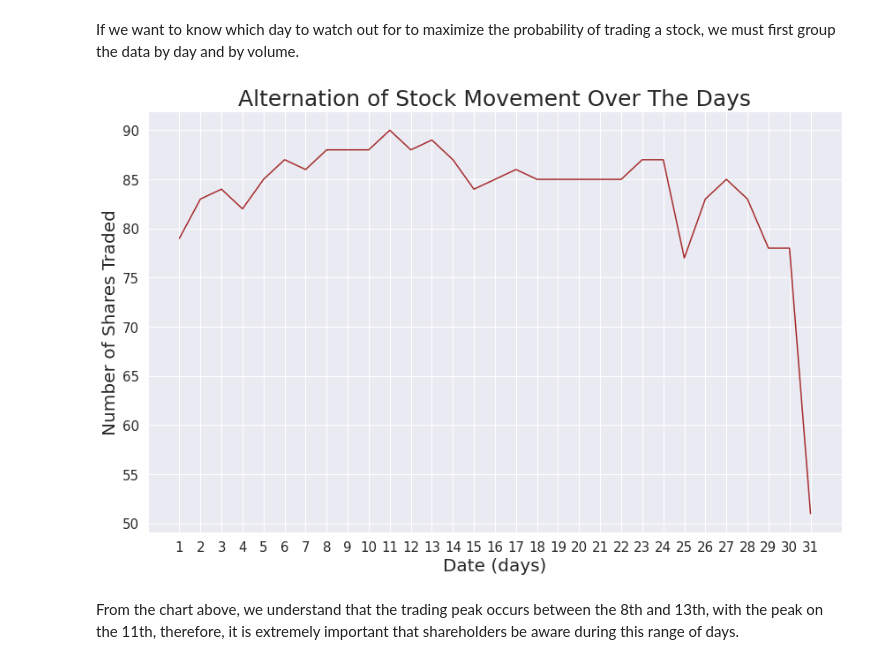
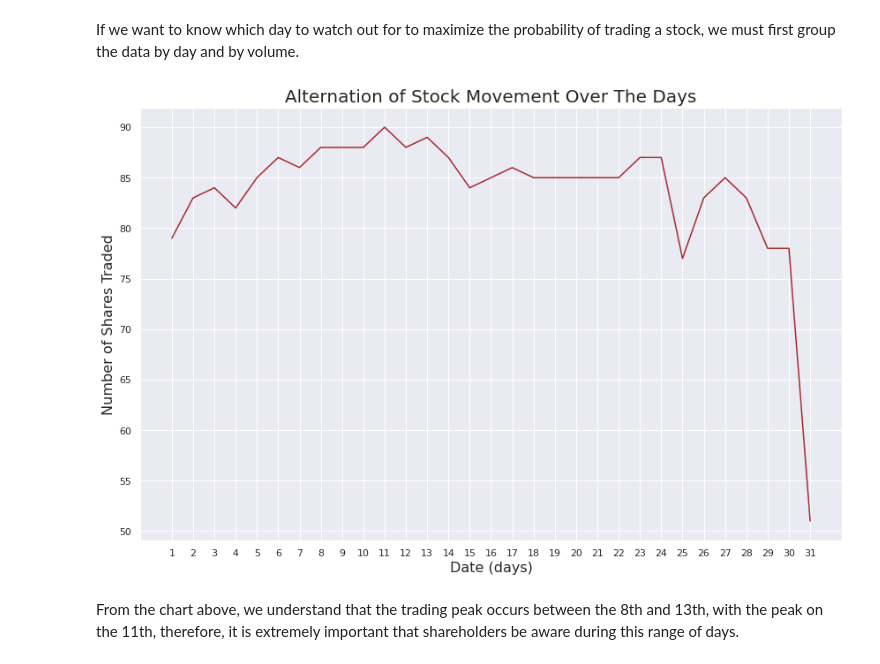
Before and after one commit to M-MSilva/Forecasting-and-analyzing-the-Financial-Market, a Jupyter notebook: jupyter notebook/Forecasting_and_analyzing_the_Financial_Market.ipynb, the cells around one changed output. Saved outputs shown, nothing was run; the diff lists cells and outputs as text; code cells hidden in the pictures.

```diff
--- a/jupyter notebook/Forecasting_and_analyzing_the_Financial_Market.ipynb
+++ b/jupyter notebook/Forecasting_and_analyzing_the_Financial_Market.ipynb
@@ -299,22 +299,20 @@ If we want to know which day to watch out for to maximize the probability of tra
 # %%
 AnotherResult = DatasetCopy.groupby(['Day'])['Volume'].count()
 
 #labels for days
 labels = [hour for hour, DatasetCopy in DatasetCopy.groupby('Day')]
 
 #plot
 fig=plt.figure(figsize=(12,8))
 plt.plot(labels, AnotherResult,color="brown")
 plt.xticks(labels)
-plt.title('Alternation of Stock Movement Over The Days', fontsize=25)
-plt.xlabel('Date (days)',fontsize=20)
-plt.tick_params(axis='x', labelsize=15)
-plt.ylabel('Number of Shares Traded',fontsize=20)
-plt.tick_params(axis='y', labelsize=15)
+plt.title('Alternation of Stock Movement Over The Days',fontsize=20)
+plt.xlabel('Date (days)',fontsize=16)
+plt.ylabel('Number of Shares Traded',fontsize=16)
 fig.tight_layout()
 plt.show()
 # %% [output]
-[figure, old version]
+[figure, new version]
 # %% [markdown]
 From the chart above, we understand that the trading peak occurs between the 8th and 13th, with the peak on the 11th, therefore, it is extremely important that shareholders be aware during this range of days.
 # %% [markdown]
```
Also changed, not shown: parts of 21 cells of this notebook.
